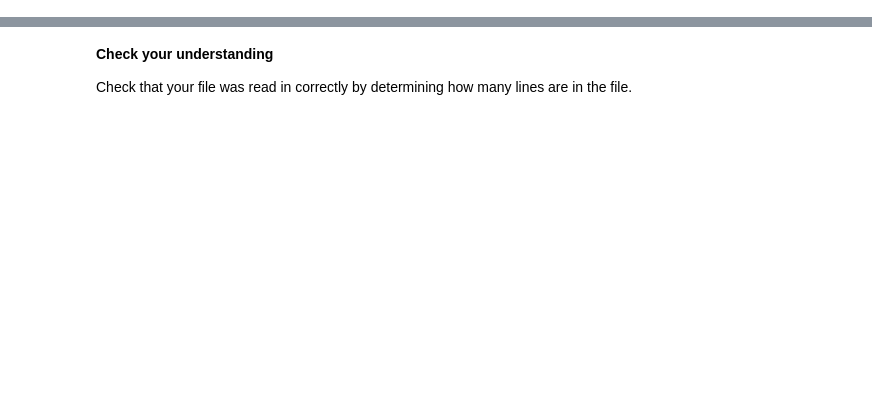
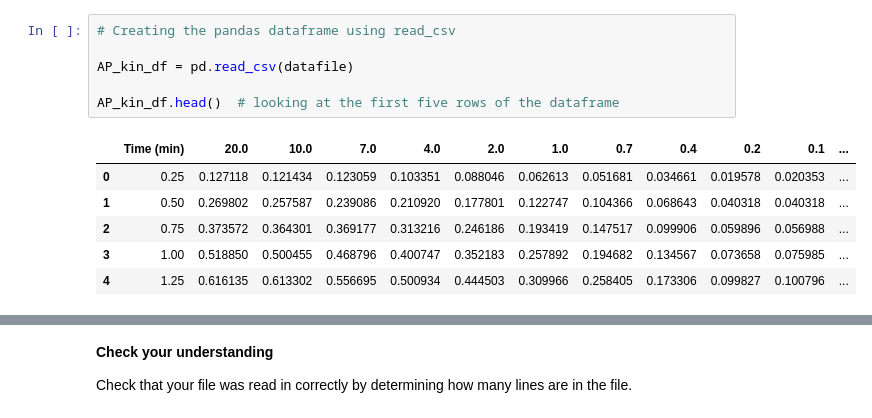
Before and after one commit to sectorabc/iqb-2024, a Jupyter notebook: iqb-101/Non-linear_regression.ipynb, the cells around one changed output, grey strips where cells are left out. Drawn from its saved outputs; the diff is of its cells as text; blank space fills up the shorter version.

```diff
--- a/iqb-101/Non-linear_regression.ipynb
+++ b/iqb-101/Non-linear_regression.ipynb
@@ -28,0 +72,13 @@ Linear Regression
+# %%
+# Creating the pandas dataframe using read_csv
+
+AP_kin_df = pd.read_csv(datafile)
+
+AP_kin_df.head()  # looking at the first five rows of the dataframe
+# %% [output]
+|  | Time (min) | 20.0 | 10.0 | 7.0 | 4.0 | 2.0 | 1.0 | 0.7 | 0.4 | 0.2 | 0.1 | ... |
+| 0 | 0.25 | 0.127118 | 0.121434 | 0.123059 | 0.103351 | 0.088046 | 0.062613 | 0.051681 | 0.034661 | 0.019578 | 0.020353 | ... |
+| 1 | 0.50 | 0.269802 | 0.257587 | 0.239086 | 0.210920 | 0.177801 | 0.122747 | 0.104366 | 0.068643 | 0.040318 | 0.040318 | ... |
+| 2 | 0.75 | 0.373572 | 0.364301 | 0.369177 | 0.313216 | 0.246186 | 0.193419 | 0.147517 | 0.099906 | 0.059896 | 0.056988 | ... |
+| 3 | 1.00 | 0.518850 | 0.500455 | 0.468796 | 0.400747 | 0.352183 | 0.257892 | 0.194682 | 0.134567 | 0.073658 | 0.075985 | ... |
+| 4 | 1.25 | 0.616135 | 0.613302 | 0.556695 | 0.500934 | 0.444503 | 0.309966 | 0.258405 | 0.173306 | 0.099827 | 0.100796 | ... |
```
Also changed, not shown: parts of 33 cells of this notebook.
